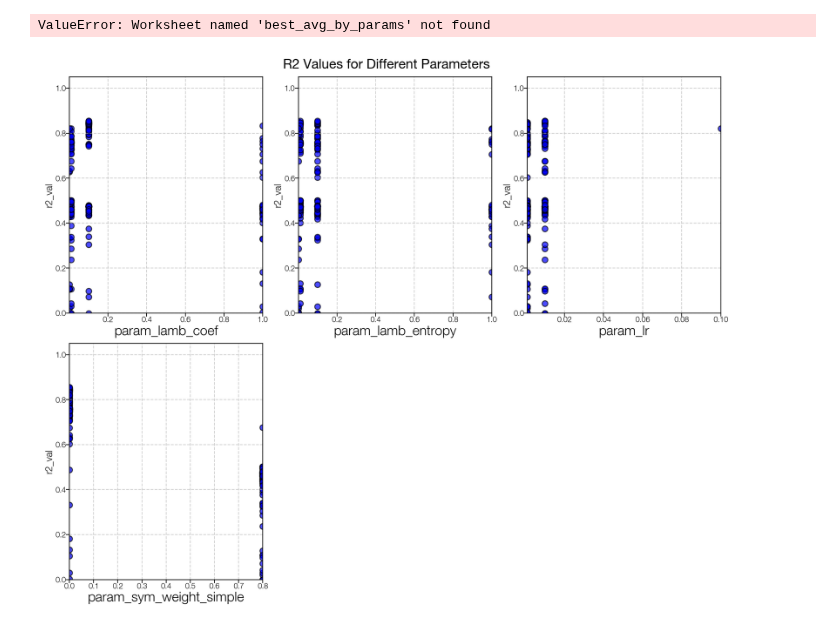
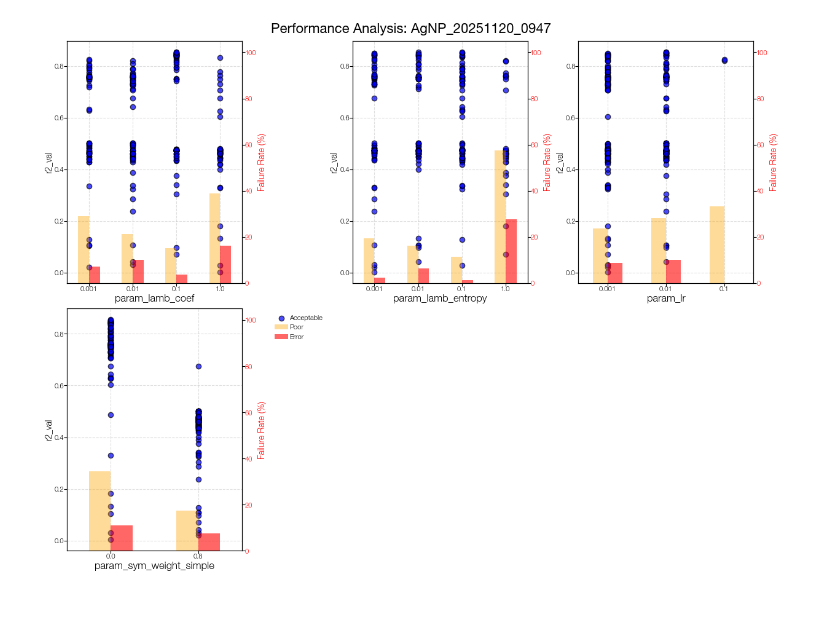
Before and after one commit to Hyein-coder/pykan, a Jupyter notebook: github/workflows/Hyein/material_02_AgNP.ipynb, the cells around one changed output. Cells and saved outputs as stored; diff of their text form; code cells hidden in the pictures.

```diff
--- a/github/workflows/Hyein/material_02_AgNP.ipynb
+++ b/github/workflows/Hyein/material_02_AgNP.ipynb
@@ -1,58 +1,13 @@
 # %%
 import pandas as pd
-import matplotlib.pyplot as plt
 import os
-import datetime
-import json
-import numpy as np
-
-plt.rcParams['figure.figsize'] = (15, 8)
-# plt.rcParams['figure.dpi'] = 75
-plt.rcParams['savefig.dpi'] = 75*10
+from kan.experiments.multkan_hparam_sweep import plot_parameter_performance
 
 root_dir = os.path.join(os.getcwd())
-save_dir = os.path.join(root_dir, "custom_figures", "material_01")
+save_dir = os.path.join(root_dir, "custom_figures", "material_02")
 os.makedirs(save_dir, exist_ok=True)
 
-f_param = "AgNP_20251120_0947_copy"
-save_heading = os.path.join(save_dir, f_param + "_analysis")
-d_opt = pd.read_excel(os.path.join(root_dir, 'multkan_sweep_autosave', f_param + ".xlsx"), sheet_name='best_avg_by_params')
-d_opt_flat = d_opt.iloc[0]
-d_opt_flat = d_opt_flat.to_dict()
-
-# time_stamp = datetime.datetime.now().strftime('%Y%m%d_%H%M')
-# save_heading = os.path.join(save_dir, "P3HT_" + time_stamp)
+f_param = "AgNP_20251120_0947"
+plot_parameter_performance(f_param, root_dir)
 # %% [output]
-ValueError: Worksheet named 'best_avg_by_params' not found
+[figure, added]
-# %%
-f_tuning = f_param
-# f_tuning = "AgNP_20251119_1056"
-df = pd.read_excel(os.path.join(root_dir, 'multkan_sweep_autosave', f_tuning + ".xlsx"), sheet_name='results')
-# df = pd.read_excel(os.path.join(root_dir, 'multkan_sweep_autosave', f_tuning + ".xlsx"), sheet_name='results_avg_by_params')
-
-param_cols = [col for col in df.columns if 'param' in col and df[col].nunique() > 1]
-num_params = len(param_cols)
-cols = 3
-rows = int(np.ceil(num_params / cols))
-
-fig, axs = plt.subplots(rows, cols, figsize=(10, 4*rows), constrained_layout=True)
-axs = np.atleast_1d(axs).flatten()
-
-for i, param_name in enumerate(param_cols):
-    ax = axs[i]
-
-    ax.scatter(df[param_name], df['r2_val'], alpha=0.7, c='blue', edgecolors='k')
-    # ax.scatter(df[param_name], df['r2_val_mean'], alpha=0.7, c='blue', edgecolors='k')
-    ax.set_ylim([0, 1.05])
-    ax.set_xlabel(param_name, fontsize=14)
-    ax.set_ylabel('r2_val')
-    ax.grid(True, linestyle='--', alpha=0.6)
-
-# Hide any unused subplots if the grid is larger than the number of plots
-for i in range(num_params, len(axs)):
-    axs[i].axis('off')
-
-plt.suptitle("R2 Values for Different Parameters", fontsize=14)
-plt.show()
-# %% [output]
-[figure, removed]
```
Also changed, not shown: parts of 7 cells of this notebook, 10 other files.
